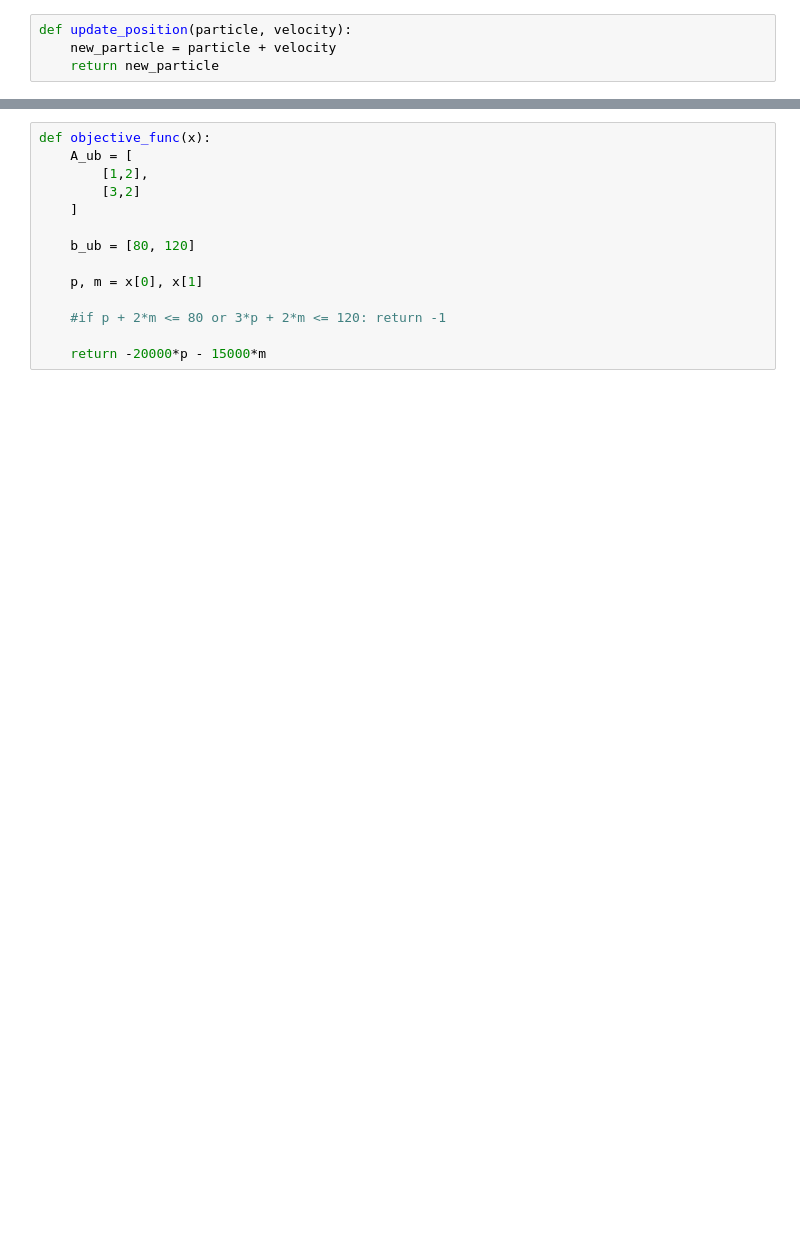
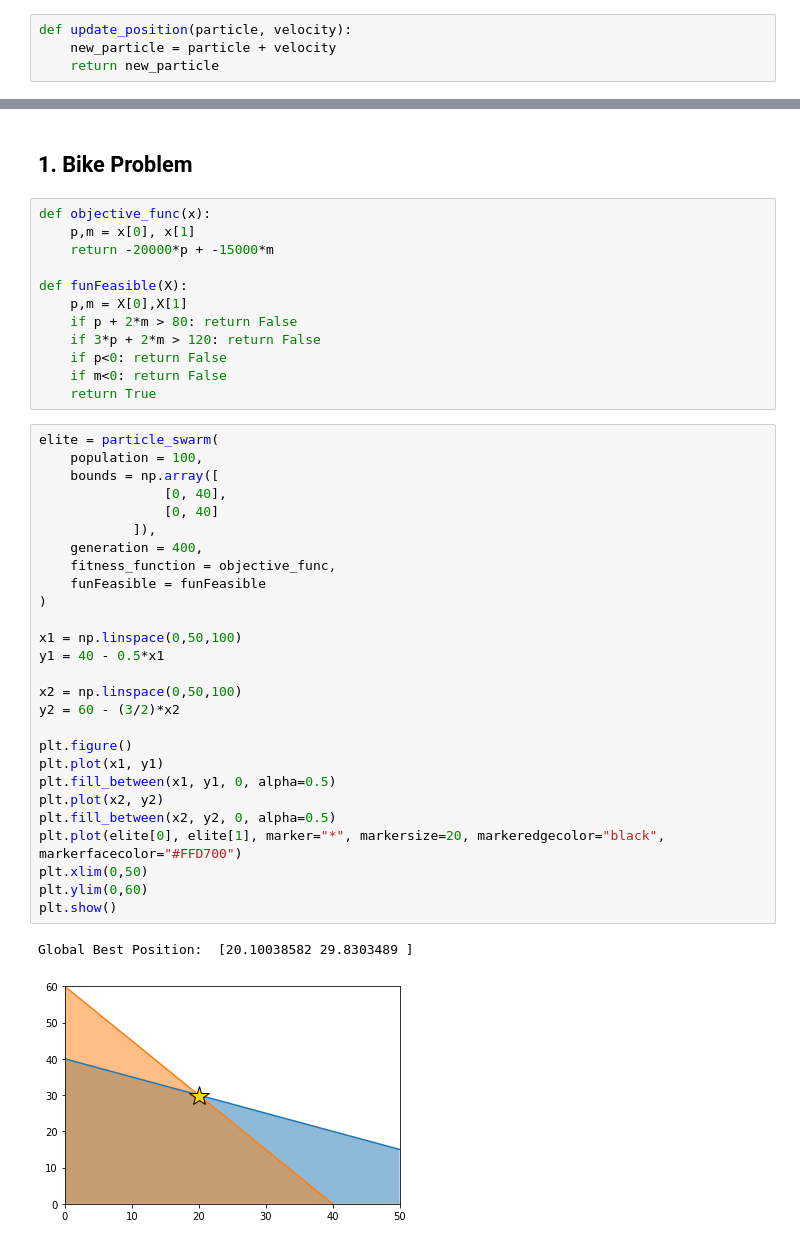
Before and after one commit to JHludwolf/Optimizacion_y_MetahuristicasII, a Jupyter notebook: Tercer Parcial/MechanismOptimization/ParticleSwarm.ipynb, the cells around one changed output, grey strips where cells are left out. Saved outputs shown, nothing was run; the diff lists cells and outputs as text; blank space fills up the shorter version.

Commit message:
Final Particle Swarm

```diff
--- a/Tercer Parcial/MechanismOptimization/ParticleSwarm.ipynb
+++ b/Tercer Parcial/MechanismOptimization/ParticleSwarm.ipynb
@@ -70,14 +64,44 @@ def particle_swarm(population, bounds, generation, fitness_criterion, fitness_fu
+# %% [markdown]
+## 1. Bike Problem
 # %%
 def objective_func(x):
-    A_ub = [
-        [1,2],
-        [3,2]
-    ]
+    p,m = x[0], x[1]
+    return -20000*p + -15000*m
 
-    b_ub = [80, 120]
-
-    p, m = x[0], x[1]
-
-    #if p + 2*m <= 80 or 3*p + 2*m <= 120: return -1
-
-    return -20000*p - 15000*m
+def funFeasible(X):
+    p,m = X[0],X[1]
+    if p + 2*m > 80: return False
+    if 3*p + 2*m > 120: return False
+    if p<0: return False
+    if m<0: return False
+    return True
+# %%
+elite = particle_swarm(
+    population = 100,
+    bounds = np.array([
+                [0, 40],
+                [0, 40]
+            ]),
+    generation = 400,
+    fitness_function = objective_func,
+    funFeasible = funFeasible
+)
+
+x1 = np.linspace(0,50,100)
+y1 = 40 - 0.5*x1
+
+x2 = np.linspace(0,50,100)
+y2 = 60 - (3/2)*x2
+
+plt.figure()
+plt.plot(x1, y1)
+plt.fill_between(x1, y1, 0, alpha=0.5)
+plt.plot(x2, y2)
+plt.fill_between(x2, y2, 0, alpha=0.5)
+plt.plot(elite[0], elite[1], marker="*", markersize=20, markeredgecolor="black", markerfacecolor="#FFD700")
+plt.xlim(0,50)
+plt.ylim(0,60)
+plt.show()
+# %% [output]
+Global Best Position:  [20.10038582 29.8303489 ]
+[figure, added]
```
Also changed, not shown: parts of 18 cells of this notebook.
